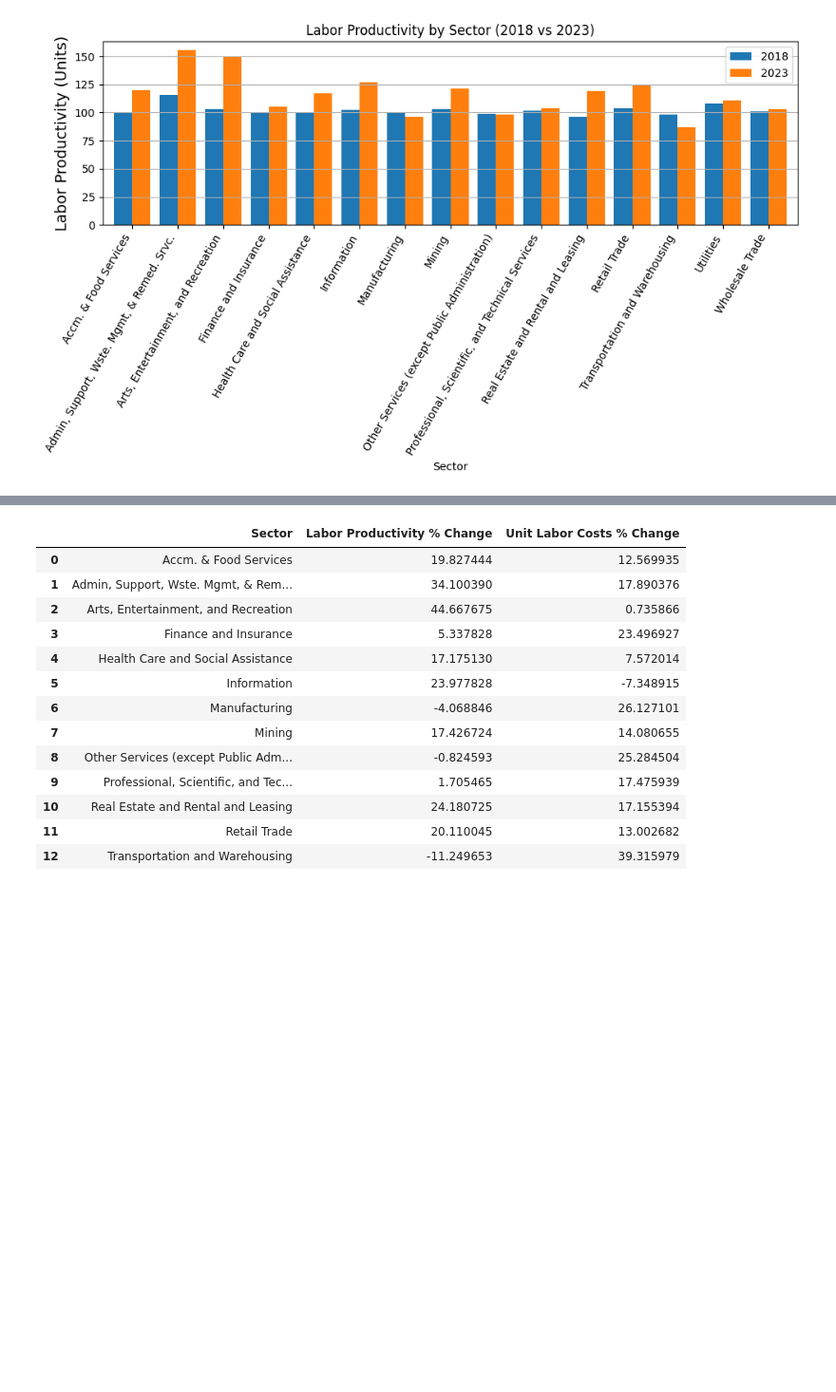
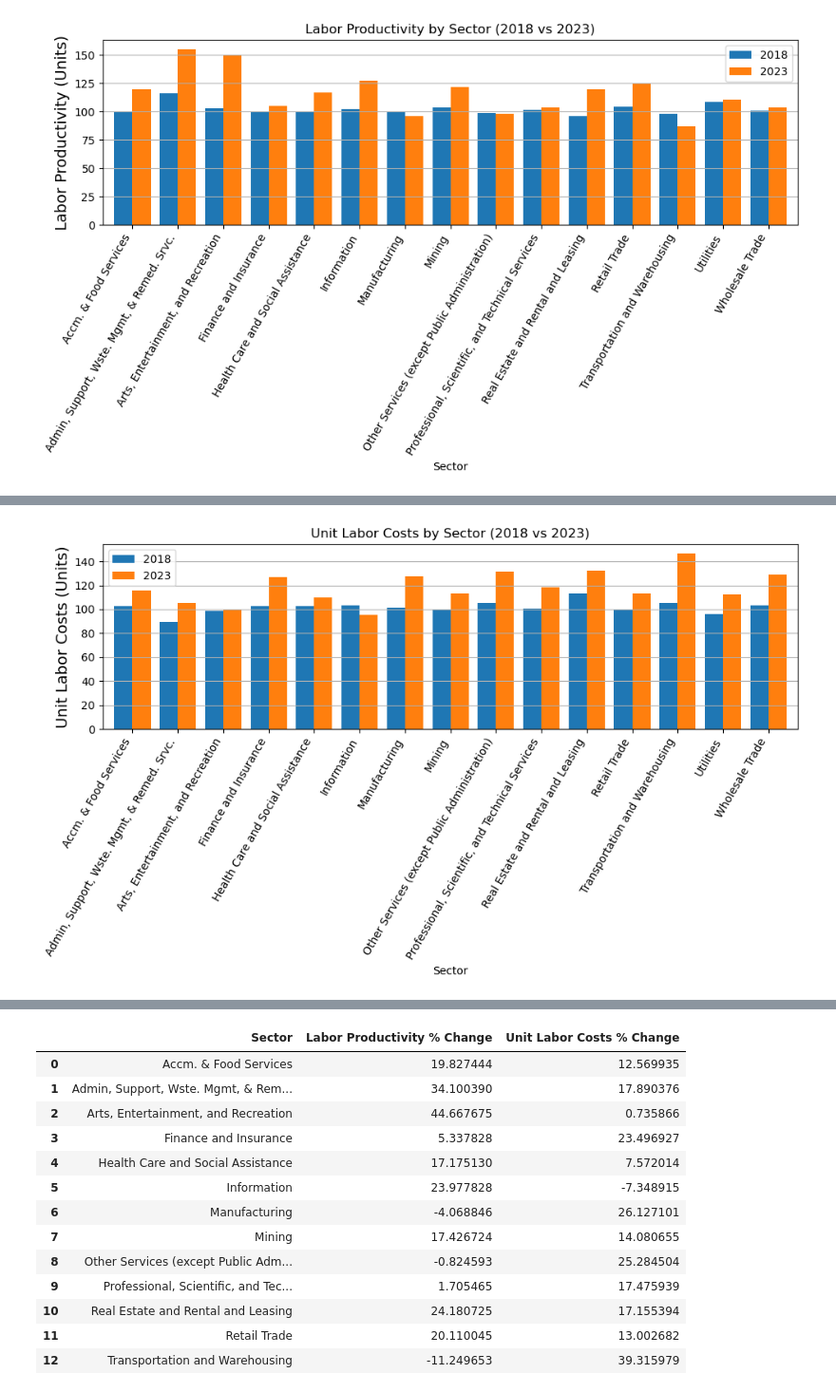
Before and after one commit to katmr27/class_project_1-, a Jupyter notebook: Project_1_Final_Draft.ipynb, the cells around one changed output, grey strips where cells are left out. Shown at 95% size. Cells and saved outputs as stored; diff of their text form; code cells hidden in the pictures; blank space fills up the shorter version.

Commit message:
Rearranged visualizations to match data frame category

```diff
--- a/Project_1_Final_Draft.ipynb
+++ b/Project_1_Final_Draft.ipynb
@@ -309,0 +242,15 @@ sector_labor_plot.yaxis.grid(True)
+# %%
+sector_unit_costs_df = sector_unit_labor_costs_percent_change[["Sector", "Unit Labor Costs_2018", "Unit Labor Costs_2023"]]
+sector_unit_costs_df.loc[1, "Sector"] = "Admin, Support, Wste. Mgmt, & Remed. Srvc."
+sector_unit_costs_df.loc[0, "Sector"] = "Accm. & Food Services"
+sector_unit_costs_plot = sector_unit_costs_df.plot(kind="bar", figsize=(10, 6), width=0.8)
+plt.title("Unit Labor Costs by Sector (2018 vs 2023)")
+plt.ylabel("Unit Labor Costs (Units)", fontsize=14)
+plt.xlabel("Sector")
+plt.xticks(ticks=range(len(sector_unit_costs_df["Sector"])),labels = sector_unit_costs_df["Sector"])
+plt.xticks(rotation=60, ha="right")
+plt.legend(["2018", "2023"])
+plt.tight_layout()
+sector_unit_costs_plot.yaxis.grid(True)
+# %% [output]
+[figure, added]
```
Also changed, not shown: parts of 28 cells of this notebook, 3 other files.
